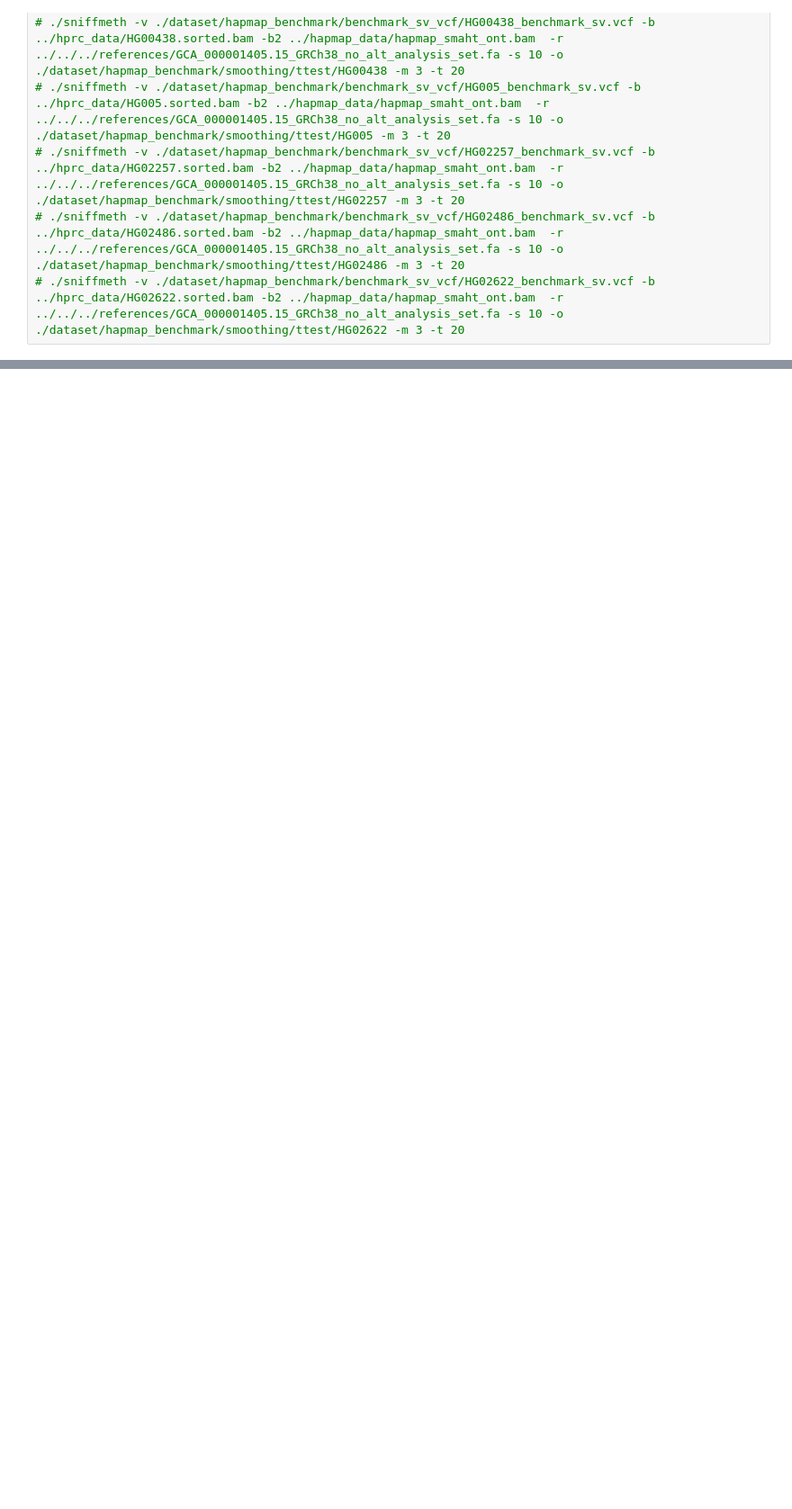
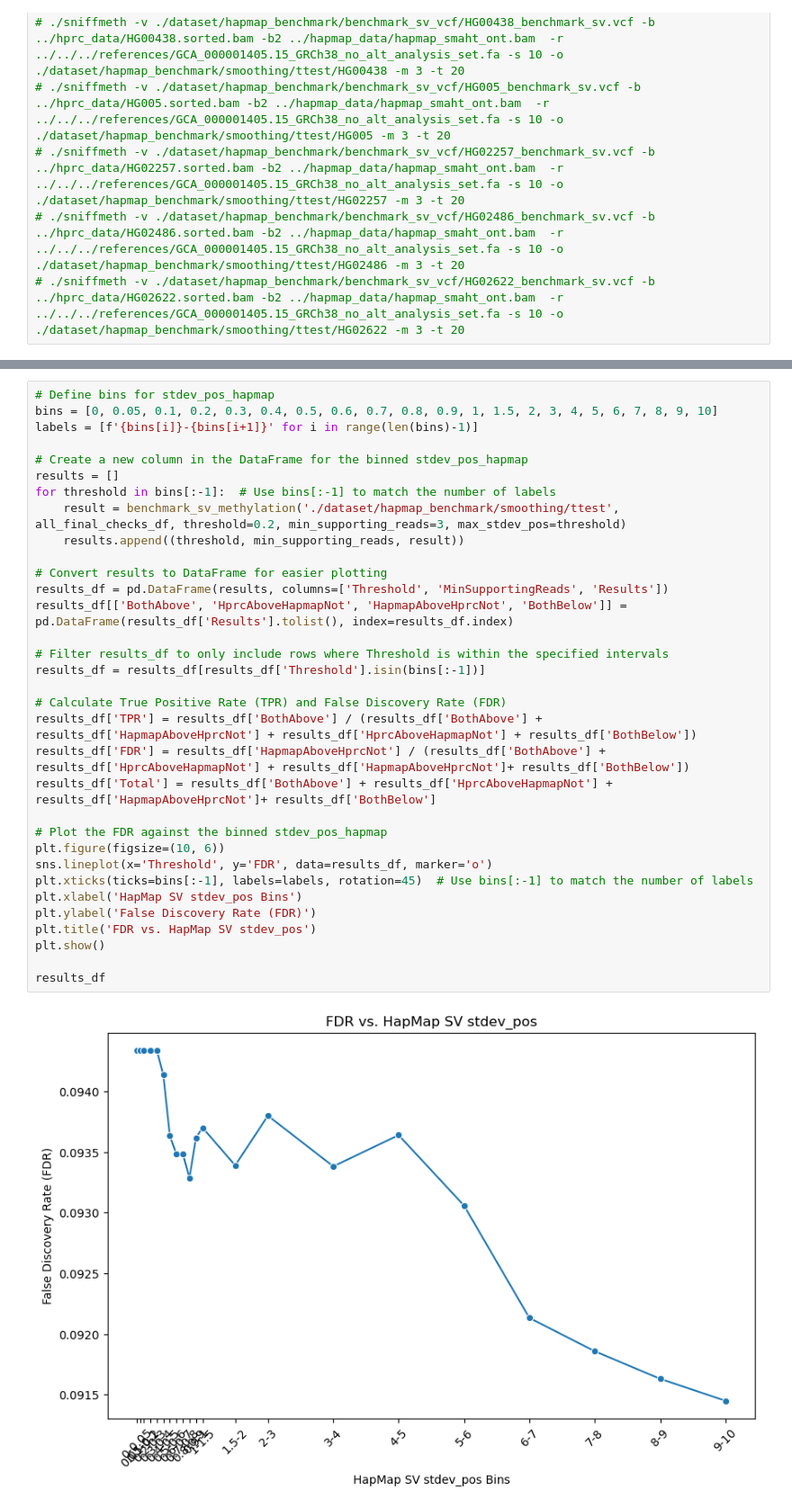
Before and after one commit to Fu-Yilei/SniffCell, a Jupyter notebook: sv_benchmark.ipynb, the cells around one changed output, grey strips where cells are left out. Shown at 90% size. Saved outputs shown, nothing was run; the diff lists cells and outputs as text; blank space fills up the shorter version.

```diff
--- a/sv_benchmark.ipynb
+++ b/sv_benchmark.ipynb
@@ -277,0 +325,35 @@ all_final_checks_df
+# %%
+# Define bins for stdev_pos_hapmap
+bins = [0, 0.05, 0.1, 0.2, 0.3, 0.4, 0.5, 0.6, 0.7, 0.8, 0.9, 1, 1.5, 2, 3, 4, 5, 6, 7, 8, 9, 10]
+labels = [f'{bins[i]}-{bins[i+1]}' for i in range(len(bins)-1)]
+
+# Create a new column in the DataFrame for the binned stdev_pos_hapmap
+results = []
+for threshold in bins[:-1]:  # Use bins[:-1] to match the number of labels
+    result = benchmark_sv_methylation('./dataset/hapmap_benchmark/smoothing/ttest', all_final_checks_df, threshold=0.2, min_supporting_reads=3, max_stdev_pos=threshold)
+    results.append((threshold, min_supporting_reads, result))
+
+# Convert results to DataFrame for easier plotting
+results_df = pd.DataFrame(results, columns=['Threshold', 'MinSupportingReads', 'Results'])
+results_df[['BothAbove', 'HprcAboveHapmapNot', 'HapmapAboveHprcNot', 'BothBelow']] = pd.DataFrame(results_df['Results'].tolist(), index=results_df.index)
+
+# Filter results_df to only include rows where Threshold is within the specified intervals
+results_df = results_df[results_df['Threshold'].isin(bins[:-1])]
+
+# Calculate True Positive Rate (TPR) and False Discovery Rate (FDR)
+results_df['TPR'] = results_df['BothAbove'] / (results_df['BothAbove'] + results_df['HapmapAboveHprcNot'] + results_df['HprcAboveHapmapNot'] + results_df['BothBelow'])
+results_df['FDR'] = results_df['HapmapAboveHprcNot'] / (results_df['BothAbove'] + results_df['HprcAboveHapmapNot'] + results_df['HapmapAboveHprcNot']+ results_df['BothBelow'])
+results_df['Total'] = results_df['BothAbove'] + results_df['HprcAboveHapmapNot'] + results_df['HapmapAboveHprcNot']+ results_df['BothBelow']
+
+# Plot the FDR against the binned stdev_pos_hapmap
+plt.figure(figsize=(10, 6))
+sns.lineplot(x='Threshold', y='FDR', data=results_df, marker='o')
+plt.xticks(ticks=bins[:-1], labels=labels, rotation=45)  # Use bins[:-1] to match the number of labels
+plt.xlabel('HapMap SV stdev_pos Bins')
+plt.ylabel('False Discovery Rate (FDR)')
+plt.title('FDR vs. HapMap SV stdev_pos')
+plt.show()
+
+results_df
+# %% [output]
+[figure, added]
```
Also changed, not shown: parts of 12 cells of this notebook, 1 other file.
